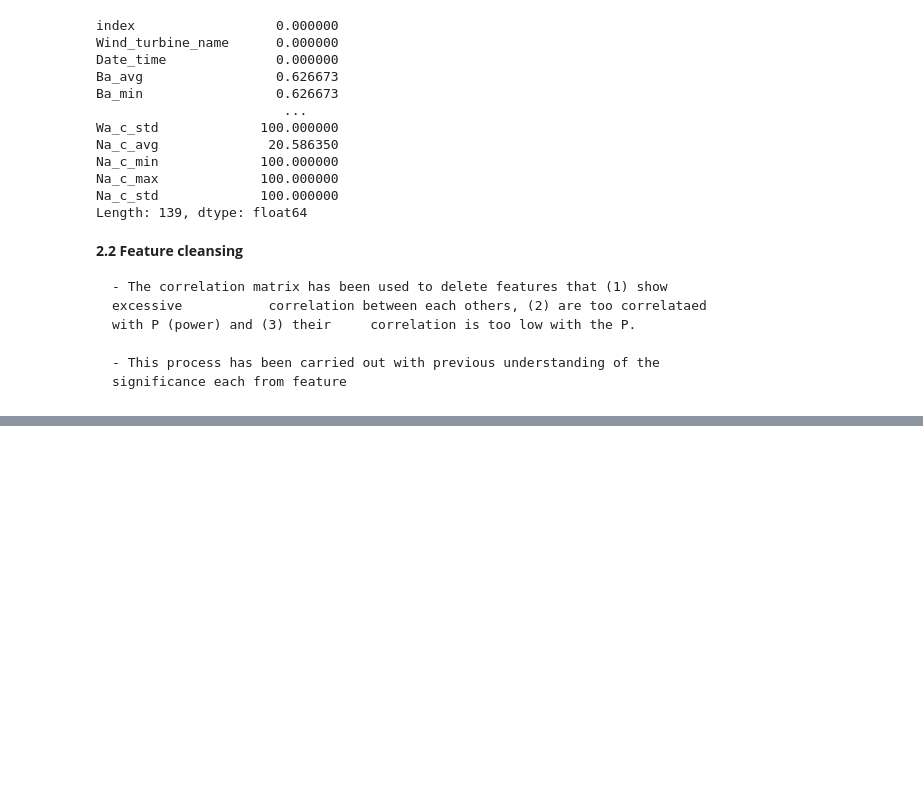
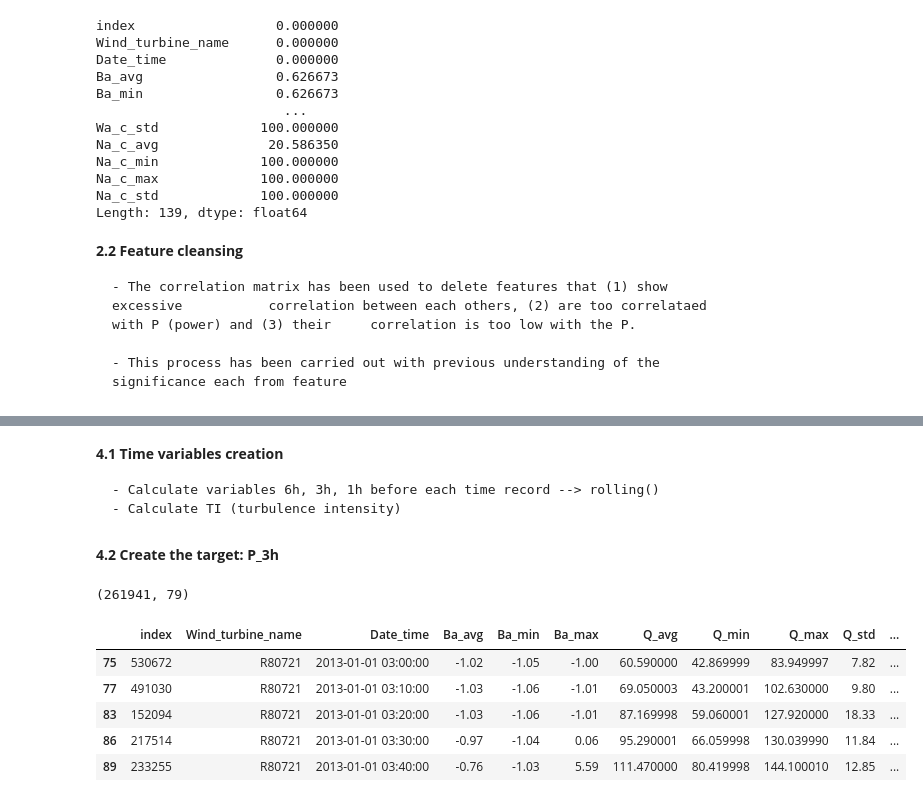
Before and after one commit to SchaubClerigue/A-3-hour-Power-Prediction-from-Monitored-Wind-Turbines, a Jupyter notebook: Jupyter Notebooks/Untitled.ipynb, the cells around one changed output, grey strips where cells are left out. Cells and saved outputs as stored; diff of their text form; code cells hidden in the pictures; blank space fills up the shorter version.

```diff
--- a/Jupyter Notebooks/Untitled.ipynb
+++ b/Jupyter Notebooks/Untitled.ipynb
@@ -156,0 +177,9 @@ df_turb= df_turb.drop(['Rbt_std', 'Rs_std', 'Nu_std',
+# %%
+# Create a dictionary of dataframes with 'Wind_turbine_name' as keys
+dict_frames = dict(tuple(df_turb.groupby('Wind_turbine_name')))
+
+# Save each dataframe within a new variable name
+df_turb11 = dict_frames['R80711']
+df_turb21 = dict_frames['R80721']
+df_turb36 = dict_frames['R80736']
+df_turb90 = dict_frames['R80790']
@@ -156,0 +299,5 @@ df_turb= df_turb.drop(['Rbt_std', 'Rs_std', 'Nu_std',
+# %% [markdown]
+**4.1 Time variables creation**
+
+    - Calculate variables 6h, 3h, 1h before each time record --> rolling()
+    - Calculate TI (turbulence intensity)
@@ -156,0 +330,2 @@ df_turb= df_turb.drop(['Rbt_std', 'Rs_std', 'Nu_std',
+# %% [markdown]
+**4.2 Create the target: P_3h**
@@ -156,0 +352,13 @@ df_turb= df_turb.drop(['Rbt_std', 'Rs_std', 'Nu_std',
+# %%
+df_turb11.shape
+# %% [output]
+(261941, 79)
+# %%
+df_turb21.head()
+# %% [output]
+|  | index | Wind_turbine_name | Date_time | Ba_avg | Ba_min | Ba_max | Q_avg | Q_min | Q_max | Q_std | ... |
+| 75 | 530672 | R80721 | 2013-01-01 03:00:00 | -1.02 | -1.05 | -1.00 | 60.590000 | 42.869999 | 83.949997 | 7.82 | ... |
+| 77 | 491030 | R80721 | 2013-01-01 03:10:00 | -1.03 | -1.06 | -1.01 | 69.050003 | 43.200001 | 102.630000 | 9.80 | ... |
+| 83 | 152094 | R80721 | 2013-01-01 03:20:00 | -1.03 | -1.06 | -1.01 | 87.169998 | 59.060001 | 127.920000 | 18.33 | ... |
+| 86 | 217514 | R80721 | 2013-01-01 03:30:00 | -0.97 | -1.04 | 0.06 | 95.290001 | 66.059998 | 130.039990 | 11.84 | ... |
+| 89 | 233255 | R80721 | 2013-01-01 03:40:00 | -0.76 | -1.03 | 5.59 | 111.470000 | 80.419998 | 144.100010 | 12.85 | ... |
```
Also changed, not shown: parts of 42 cells of this notebook.
